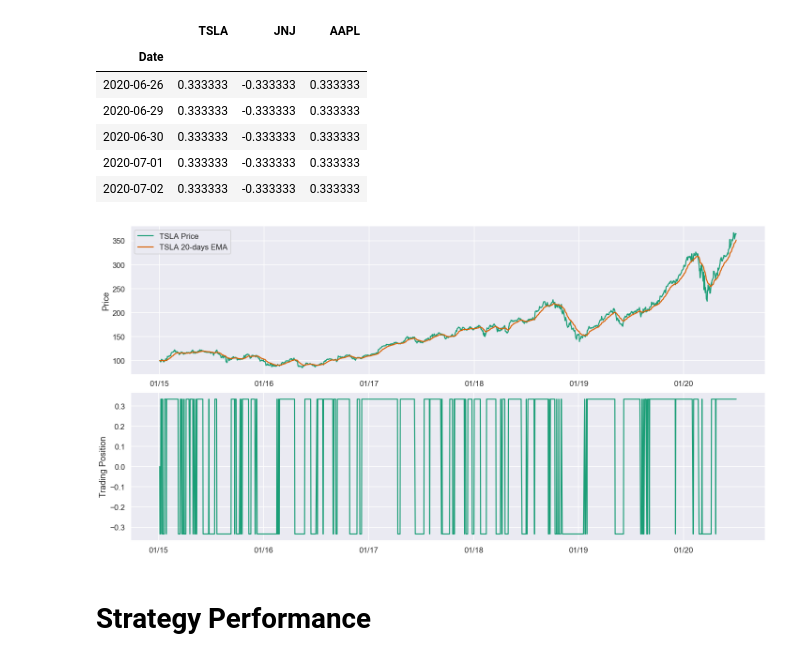
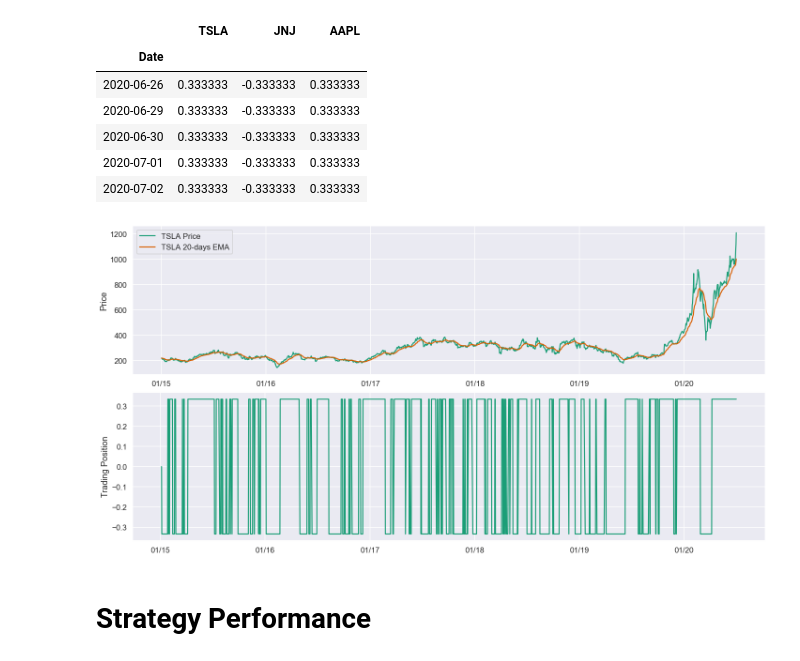
Before and after one commit to andrewcole33/moving_avg_trading, a Jupyter notebook: ema_strategy.ipynb, the cells around one changed output. Cells and saved outputs as stored; diff of their text form; code cells hidden in the pictures.

```diff
--- a/ema_strategy.ipynb
+++ b/ema_strategy.ipynb
@@ -131,20 +127,20 @@ trading_pos_final = trade_positions.shift(1)
 # %%
 # Plot timeseries and respective trading position for an asset in the portfolio
 fig, (ax1, ax2) = plt.subplots(2, 1, figsize = (20, 10))
 
-ax1.plot(df.AAPL, label = 'TSLA Price')
-ax1.plot(ema_short.AAPL, label = 'TSLA 20-days EMA')
+ax1.plot(df.TSLA, label = 'TSLA Price')
+ax1.plot(ema_short.TSLA, label = 'TSLA 20-days EMA')
 ax1.set_ylabel('Price')
 ax1.legend(loc = 'upper left')
 ax1.xaxis.set_major_formatter(date_format)
 
-ax2.plot(trading_pos_final.AAPL, label = 'TSLA Trade Position')
+ax2.plot(trading_pos_final.TSLA, label = 'TSLA Trade Position')
 ax2.set_ylabel('Trading Position')
 ax2.xaxis.set_major_formatter(date_format)
 
 plt.tight_layout()
 # %% [output]
-[figure, old version]
+[figure, new version]
 # %% [markdown]
 # Strategy Performance
 # %%
```
Also changed, not shown: parts of 3 cells of this notebook.
